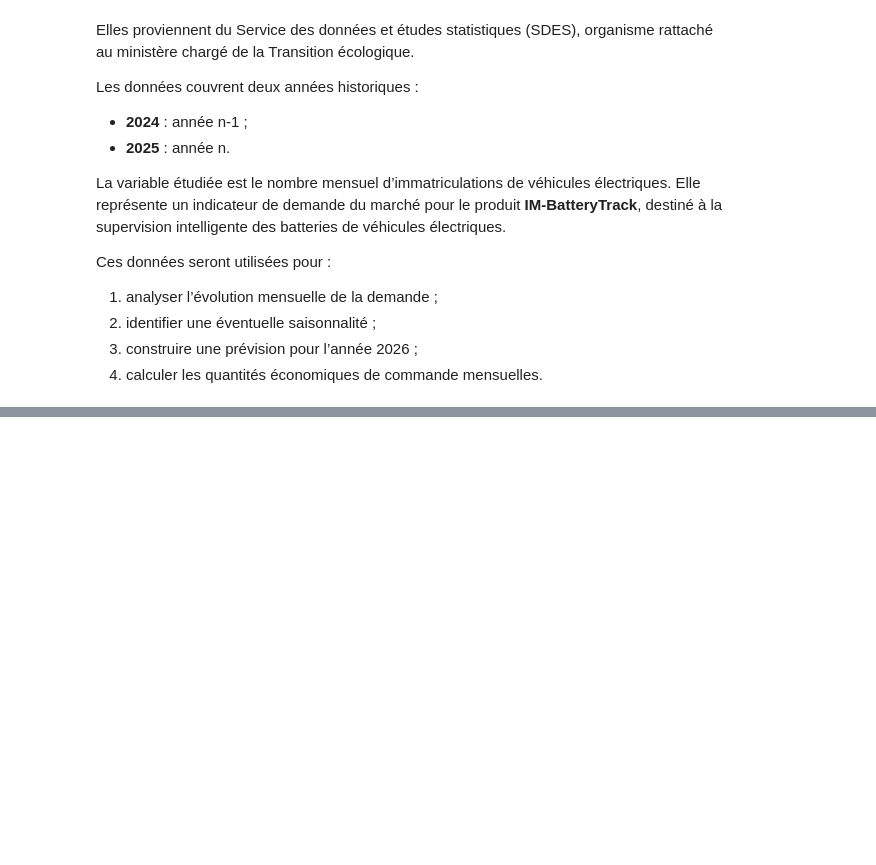
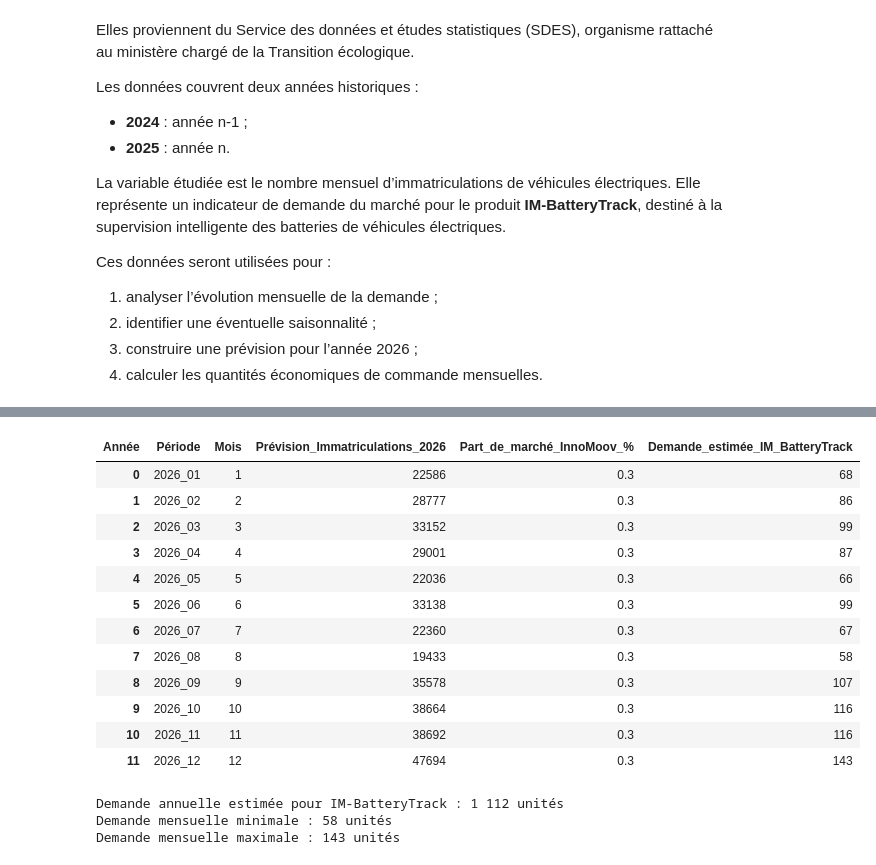
Before and after one commit to Nwp9/eindustries, a Jupyter notebook: EOQ_InnoMoov_Optimisation_Stock.ipynb, the cells around one changed output, grey strips where cells are left out. Drawn from its saved outputs; the diff is of its cells as text; code cells hidden in the pictures; blank space fills up the shorter version.

```diff
--- a/EOQ_InnoMoov_Optimisation_Stock.ipynb
+++ b/EOQ_InnoMoov_Optimisation_Stock.ipynb
@@ -57,0 +499,61 @@ Ces données seront utilisées pour :
+# %%
+# -------------------------------------------------------------------
+# Conversion des prévisions de marché 2026 en demande InnoMoov
+# Hypothèse : InnoMoov capte 0,30 % du marché mensuel des VE neufs
+# -------------------------------------------------------------------
+
+market_share_innomoov = 0.003  # 0,30 %
+
+innomoov_demand_2026 = forecast_2026[
+    [
+        "Période",
+        "Mois",
+        "Prévision_Immatriculations_2026"
+    ]
+].copy()
+
+innomoov_demand_2026["Part_de_marché_InnoMoov_%"] = (
+    market_share_innomoov * 100
+)
+
+innomoov_demand_2026["Demande_estimée_IM_BatteryTrack"] = (
+    innomoov_demand_2026["Prévision_Immatriculations_2026"]
+    * market_share_innomoov
+).round().astype(int)
+
+display(innomoov_demand_2026)
+
+print(
+    "Demande annuelle estimée pour IM-BatteryTrack :",
+    f"{innomoov_demand_2026['Demande_estimée_IM_BatteryTrack'].sum():,}".replace(",", " "),
+    "unités"
+)
+
+print(
+    "Demande mensuelle minimale :",
+    innomoov_demand_2026["Demande_estimée_IM_BatteryTrack"].min(),
+    "unités"
+)
+
+print(
+    "Demande mensuelle maximale :",
+    innomoov_demand_2026["Demande_estimée_IM_BatteryTrack"].max(),
+    "unités"
+)
+# %% [output]
+| Année | Période | Mois | Prévision_Immatriculations_2026 | Part_de_marché_InnoMoov_% | Demande_estimée_IM_BatteryTrack |
+| 0 | 2026_01 | 1 | 22586 | 0.3 | 68 |
+| 1 | 2026_02 | 2 | 28777 | 0.3 | 86 |
+| 2 | 2026_03 | 3 | 33152 | 0.3 | 99 |
+| 3 | 2026_04 | 4 | 29001 | 0.3 | 87 |
+| 4 | 2026_05 | 5 | 22036 | 0.3 | 66 |
+| 5 | 2026_06 | 6 | 33138 | 0.3 | 99 |
+| 6 | 2026_07 | 7 | 22360 | 0.3 | 67 |
+| 7 | 2026_08 | 8 | 19433 | 0.3 | 58 |
+| 8 | 2026_09 | 9 | 35578 | 0.3 | 107 |
+| 9 | 2026_10 | 10 | 38664 | 0.3 | 116 |
+| 10 | 2026_11 | 11 | 38692 | 0.3 | 116 |
+| 11 | 2026_12 | 12 | 47694 | 0.3 | 143 |
+Demande annuelle estimée pour IM-BatteryTrack : 1 112 unités
+Demande mensuelle minimale : 58 unités
+Demande mensuelle maximale : 143 unités
```
Also changed, not shown: parts of 29 cells of this notebook.
